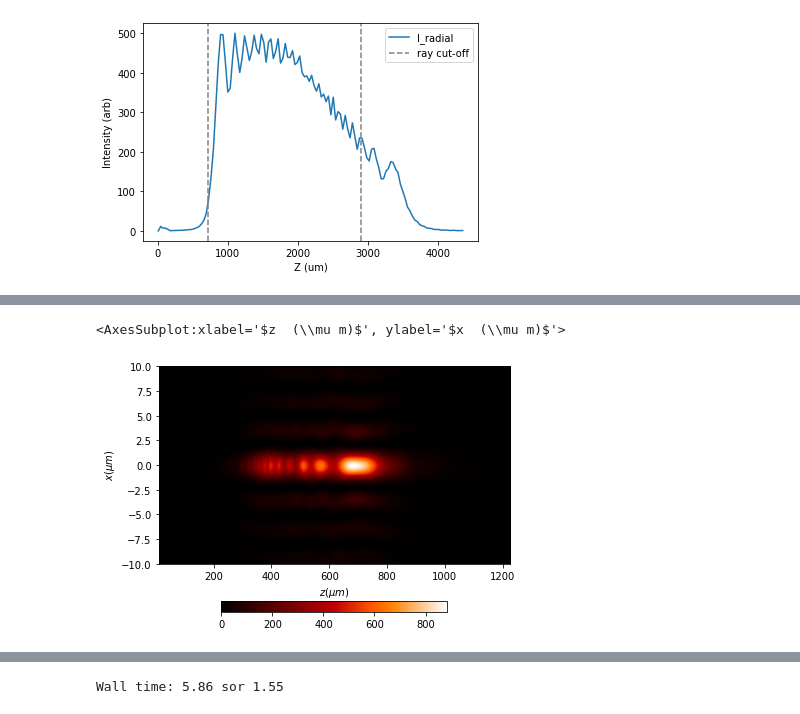
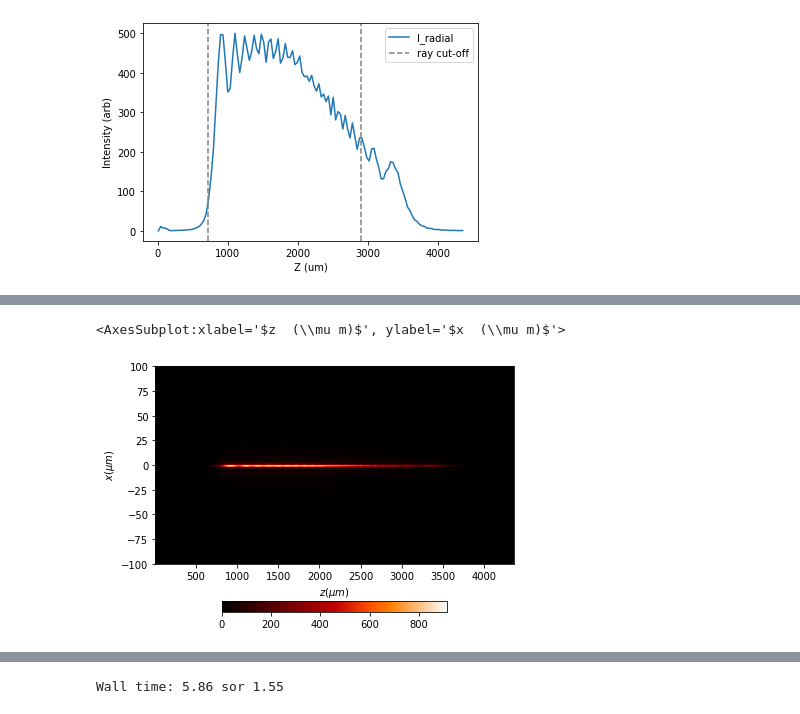
Before and after one commit to prhuft/fourier-optics, a Jupyter notebook: diffractio/axicon_VCZT.ipynb, the cells around one changed output, grey strips where cells are left out. Cells and saved outputs as stored; diff of their text form; code cells hidden in the pictures.

```diff
--- a/diffractio/axicon_VCZT.ipynb
+++ b/diffractio/axicon_VCZT.ipynb
@@ -190,8 +193,9 @@ Wall time: 5.86 sor 1.55
 # %%
 # good results with width, sampling =  (250*um, 512), (1000*um, 1024)
 width = 1000 * um
-x0 = np.linspace(-width/2, width/2, 1024)
-y0 = np.linspace(-width/2, width/2, 1024)
+N_input = 1024
+x0 = np.linspace(-width/2, width/2, N_input)
+y0 = np.linspace(-width/2, width/2, N_input)
 wavelength = .780 * um
 # %%
 alpha = 75*degrees
@@ -282,5 +299,8 @@ plt.legend()
 # %%
 %%time
+
+x_samp = 100*um
+x_out = linspace(-x_samp, x_samp, 256)
 
 # compute an XZ slice of the field
 E1=E0.CZT(z, x_out, y_out)
@@ -290,2 +310,2 @@ Wall time: 29.1 s
 <AxesSubplot:xlabel='$z  (\\mu m)$', ylabel='$x  (\\mu m)$'>
-[figure, old version]
+[figure, new version]
```
Also changed, not shown: parts of 11 cells of this notebook, 3 other files.
